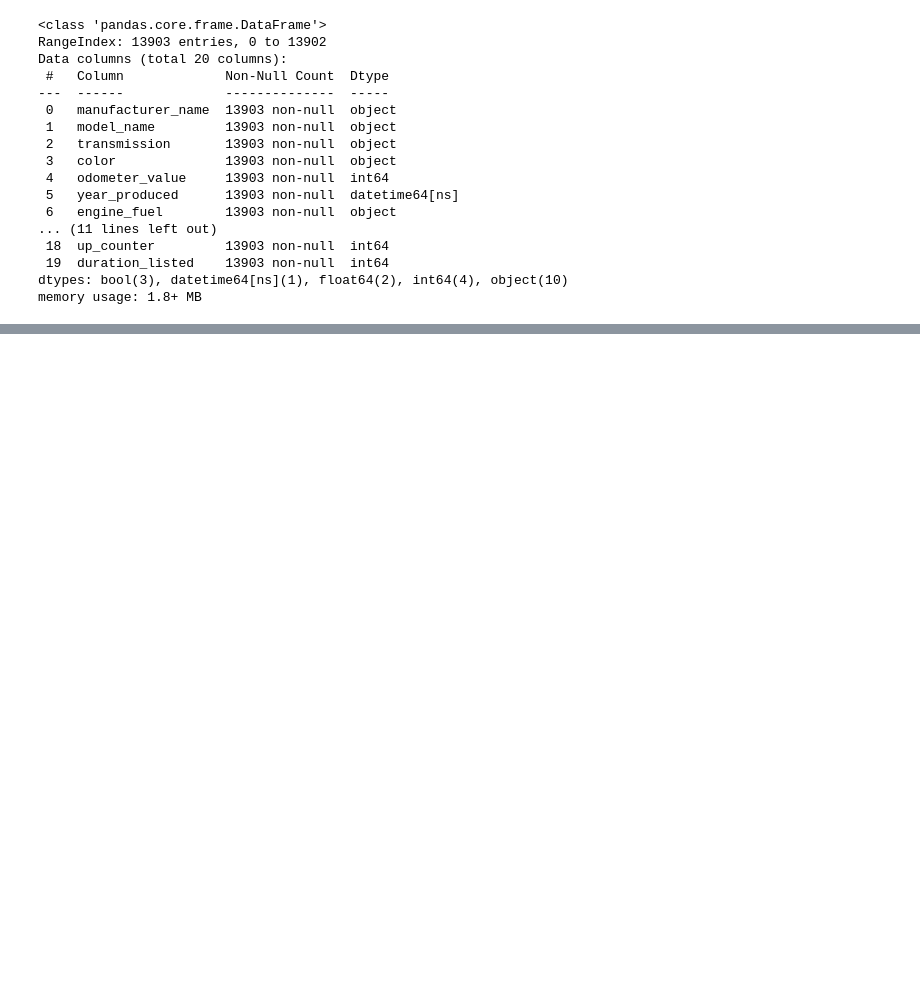
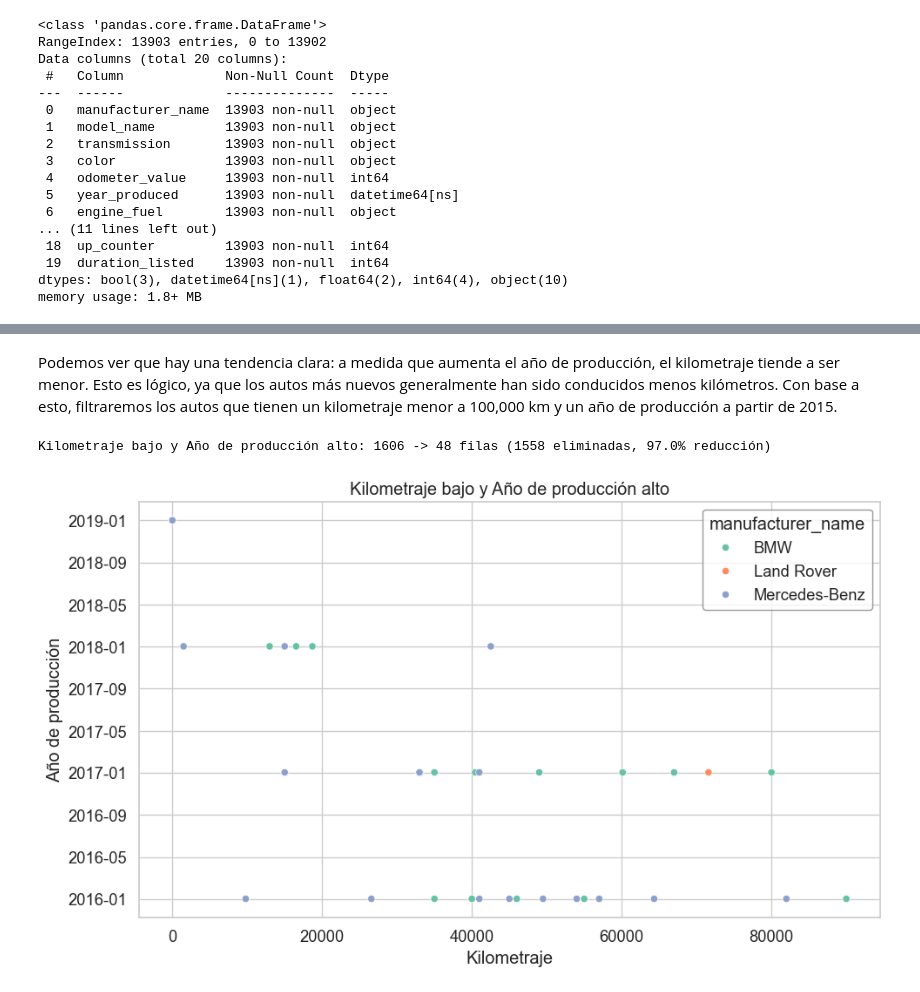
Before and after one commit to AlejandroSegura24/Vehicle-Data-Exploration-Project, a Jupyter notebook: Notebooks/4_exploracion_marcas_costosas.ipynb, the cells around one changed output, grey strips where cells are left out. Saved outputs shown, nothing was run; the diff lists cells and outputs as text; code cells hidden in the pictures; blank space fills up the shorter version.

```diff
--- a/Notebooks/4_exploracion_marcas_costosas.ipynb
+++ b/Notebooks/4_exploracion_marcas_costosas.ipynb
@@ -43,0 +109,19 @@ memory usage: 1.8+ MB
+# %% [markdown]
+Podemos ver que hay una tendencia clara: a medida que aumenta el año de producción, el kilometraje tiende a ser menor. Esto es lógico, ya que los autos más nuevos generalmente han sido conducidos menos kilómetros. Con base a esto, filtraremos los autos que tienen un kilometraje menor a 100,000 km y un año de producción a partir de 2015.
+# %%
+low_odometer = type_fuel_and_transmission_automatic[type_fuel_and_transmission_automatic['odometer_value'] <= 100000]
+production_year_2015 = low_odometer[low_odometer['year_produced'] > '2015-01-01']
+
+track_data_reduction(type_fuel_and_transmission_automatic, production_year_2015, filter_name='Kilometraje bajo y Año de producción alto')
+plt.figure(figsize=(10,6))
+sns.scatterplot(production_year_2015, x = 'odometer_value', y = 'year_produced', hue='manufacturer_name')
+
+plt.xlabel('Kilometraje')
+plt.ylabel('Año de producción')
+plt.title('Kilometraje bajo y Año de producción alto')
+plt.ticklabel_format(style='plain', axis='x')
+plt.tight_layout()
+plt.show()
+# %% [output]
+Kilometraje bajo y Año de producción alto: 1606 -> 48 filas (1558 eliminadas, 97.0% reducción)
+[figure, added]
```
Also changed, not shown: parts of 12 cells of this notebook.
